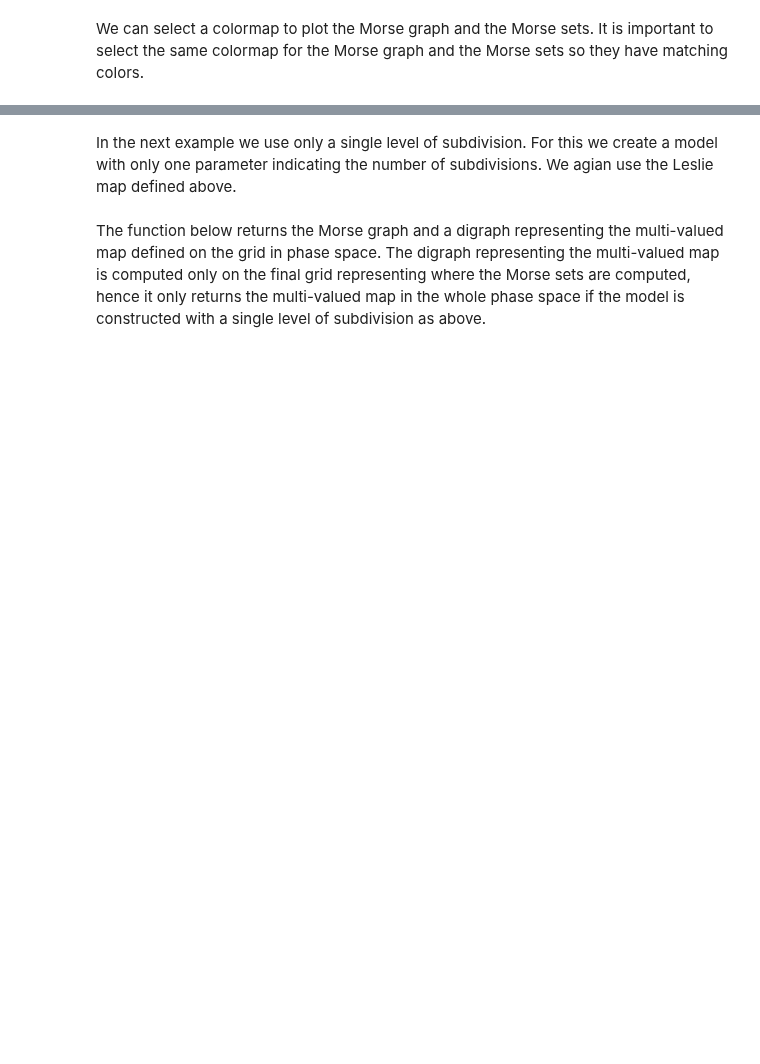
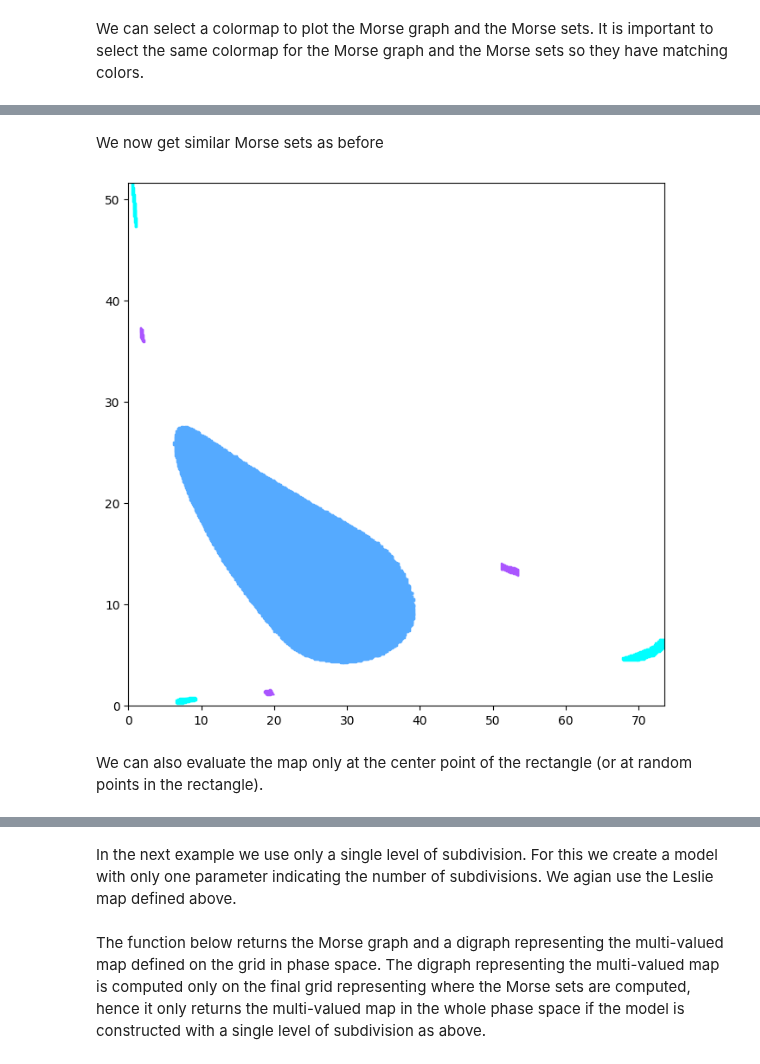
Before and after one commit to marciogameiro/CMGDB, a Jupyter notebook: examples/Examples.ipynb, the cells around one changed output, grey strips where cells are left out. Cells and saved outputs as stored; diff of their text form; code cells hidden in the pictures; blank space fills up the shorter version.

```diff
--- a/examples/Examples.ipynb
+++ b/examples/Examples.ipynb
@@ -79,0 +150,8 @@ CMGDB.PlotMorseSets(morse_fname, cmap=matplotlib.cm.cool)
+# %%
+# Define de parameters for this map
+subdiv_min = 20
+subdiv_max = 30
+lower_bounds = [-0.001, -0.001]
+upper_bounds = [90.0, 70.0]
+
+morse_fname = 'morse.csv'
@@ -79,0 +169,8 @@ CMGDB.PlotMorseSets(morse_fname, cmap=matplotlib.cm.cool)
+# %% [markdown]
+We now get similar Morse sets as before
+# %%
+CMGDB.PlotMorseSets(morse_fname, cmap=matplotlib.cm.cool)
+# %% [output]
+[figure, added]
+# %% [markdown]
+We can also evaluate the map only at the center point of the rectangle (or at random points in the rectangle).
```
Also changed, not shown: parts of 24 cells of this notebook, 2 other files.
